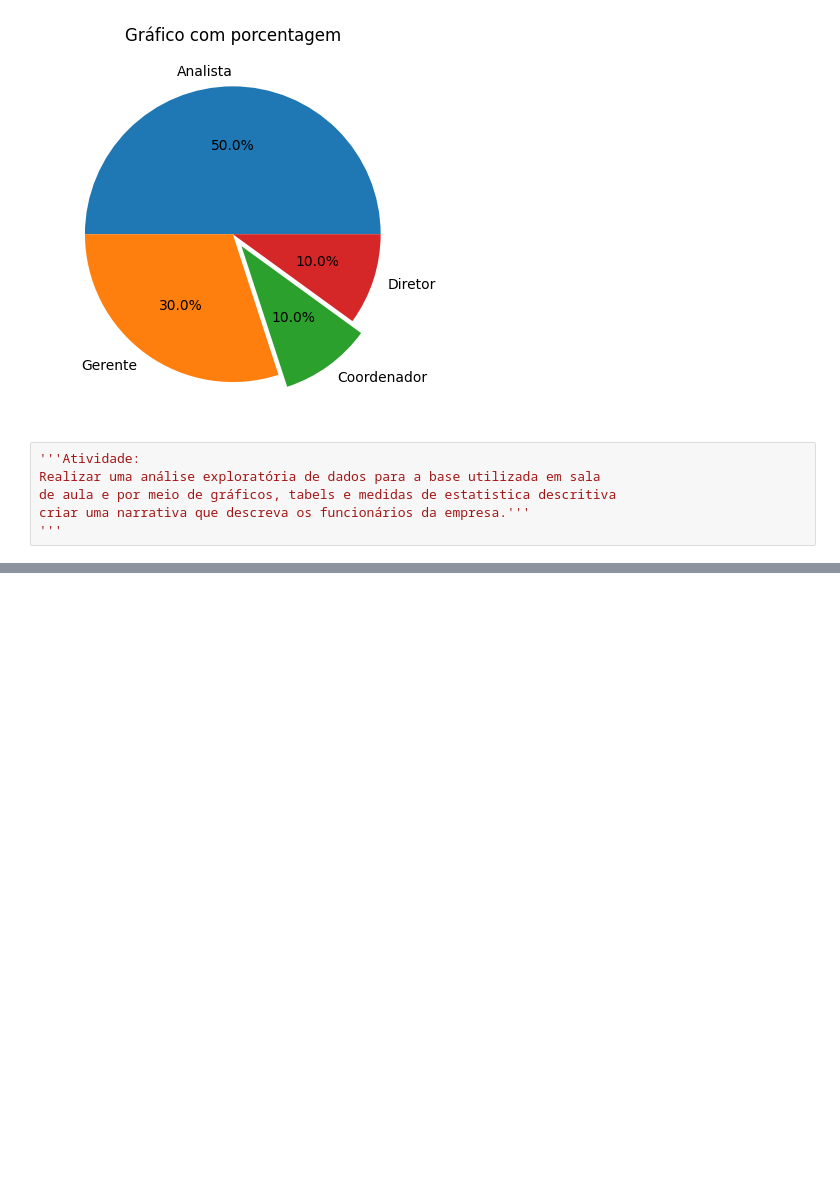
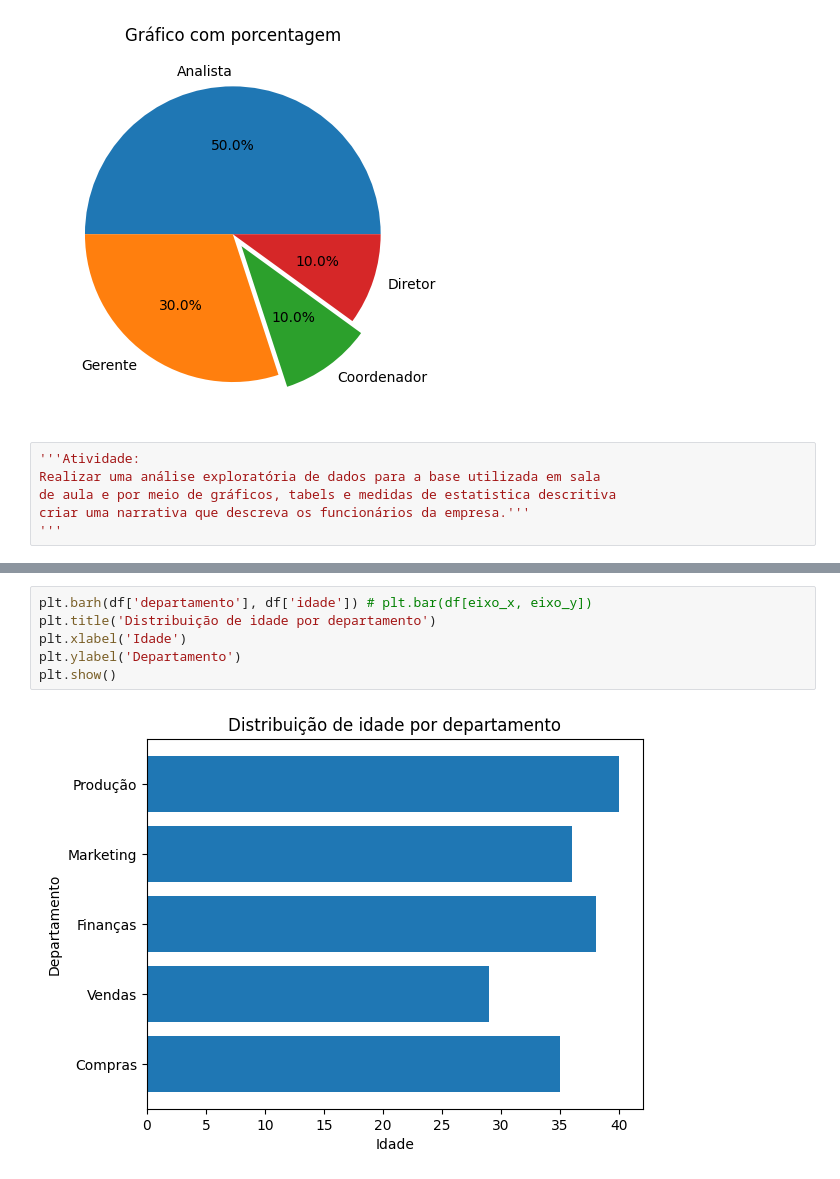
Before and after one commit to FFelisbino/Trabalho, a Jupyter notebook: Graficos.ipynb, the cells around one changed output, grey strips where cells are left out. Cells and saved outputs as stored; diff of their text form; blank space fills up the shorter version.

```diff
--- a/Graficos.ipynb
+++ b/Graficos.ipynb
@@ -245,0 +255,8 @@ criar uma narrativa que descreva os funcionários da empresa.'''
+# %%
+plt.barh(df['departamento'], df['idade']) # plt.bar(df[eixo_x, eixo_y])
+plt.title('Distribuição de idade por departamento')
+plt.xlabel('Idade')
+plt.ylabel('Departamento')
+plt.show()
+# %% [output]
+[figure, added]
```
Also changed, not shown: parts of 5 cells of this notebook.
